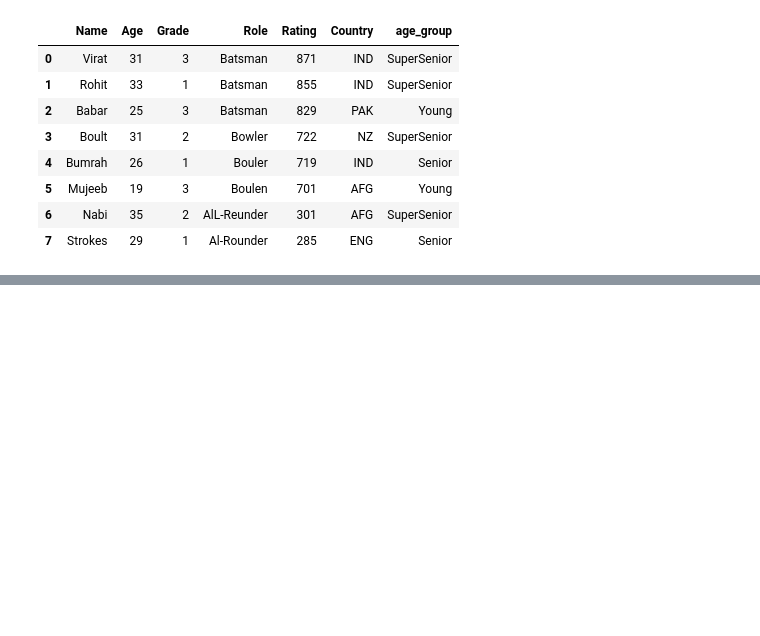
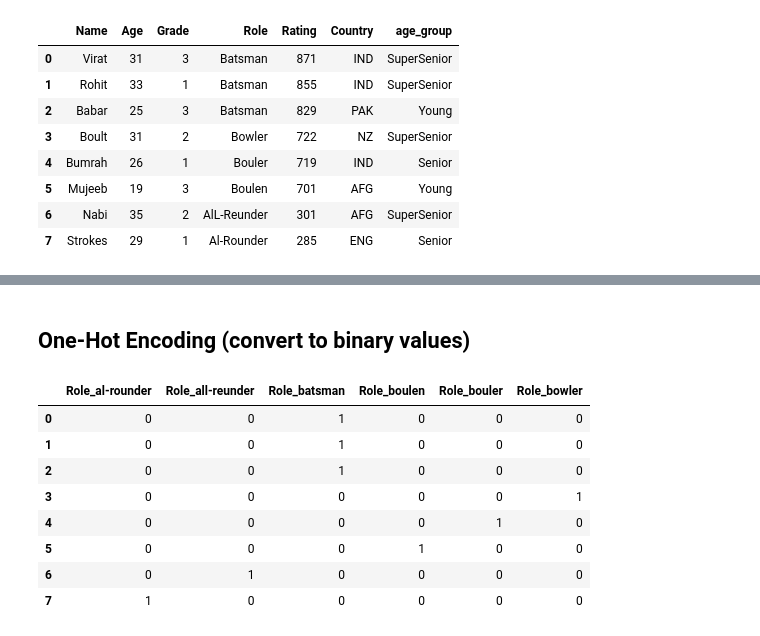
Before and after one commit to Malinda1/data_preprocessing, a Jupyter notebook: data preprocessing.ipynb, the cells around one changed output, grey strips where cells are left out. Drawn from its saved outputs; the diff is of its cells as text; code cells hidden in the pictures; blank space fills up the shorter version.

Commit message:
Did One-Hot Encoding (convert to binary value)

```diff
--- a/data preprocessing.ipynb
+++ b/data preprocessing.ipynb
@@ -502,0 +521,20 @@ cricketers
+# %% [markdown]
+## One-Hot Encoding (convert to binary values)
+# %%
+# Standardize and clean the Role column
+cricketers['Role'] = cricketers['Role'].str.strip().str.lower()
+
+column = ['Role']
+
+dummydata02 = pd.get_dummies(cricketers[column], dtype = int)
+dummydata02
+# %% [output]
+|  | Role_al-rounder | Role_all-reunder | Role_batsman | Role_boulen | Role_bouler | Role_bowler |
+| 0 | 0 | 0 | 1 | 0 | 0 | 0 |
+| 1 | 0 | 0 | 1 | 0 | 0 | 0 |
+| 2 | 0 | 0 | 1 | 0 | 0 | 0 |
+| 3 | 0 | 0 | 0 | 0 | 0 | 1 |
+| 4 | 0 | 0 | 0 | 0 | 1 | 0 |
+| 5 | 0 | 0 | 0 | 1 | 0 | 0 |
+| 6 | 0 | 1 | 0 | 0 | 0 | 0 |
+| 7 | 1 | 0 | 0 | 0 | 0 | 0 |
```
Also changed, not shown: parts of 3 cells of this notebook.
